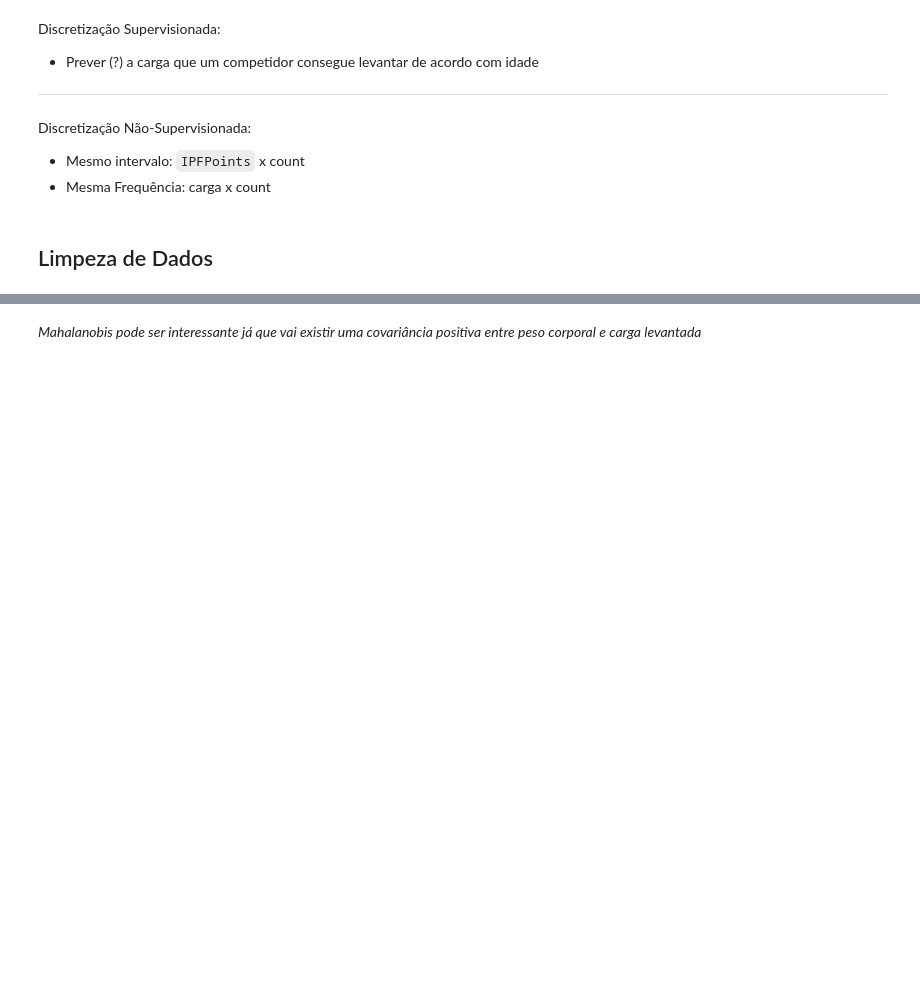
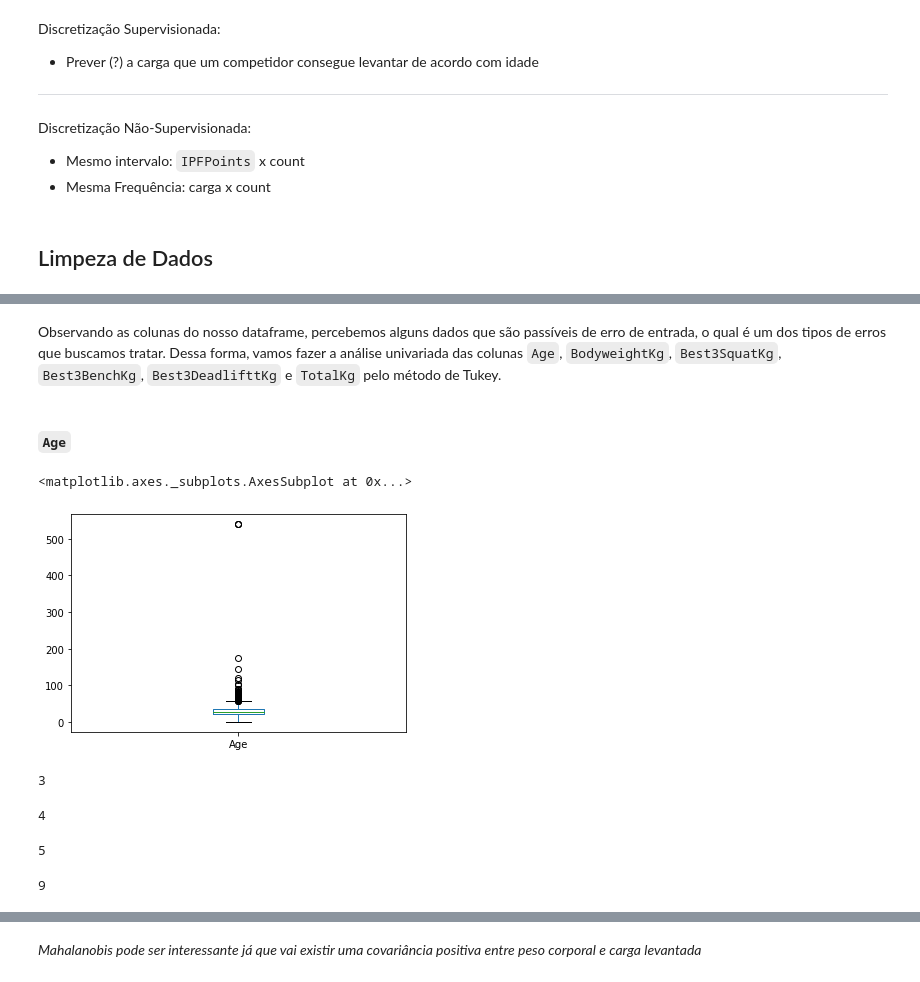
Before and after one commit to RafaelBNN/if697, a Jupyter notebook: ProjetoIF697.ipynb, the cells around one changed output, grey strips where cells are left out. Drawn from its saved outputs; the diff is of its cells as text; code cells hidden in the pictures; blank space fills up the shorter version.

```diff
--- a/ProjetoIF697.ipynb
+++ b/ProjetoIF697.ipynb
@@ -698,0 +731,26 @@ Discretização Não-Supervisionada:
+# %% [markdown]
+Observando as colunas do nosso dataframe, percebemos alguns dados que são passíveis de erro de entrada, o qual é um dos tipos de erros que buscamos tratar. Dessa forma, vamos fazer a análise univariada das colunas `Age`, `BodyweightKg`, `Best3SquatKg`, `Best3BenchKg`, `Best3DeadlifttKg` e `TotalKg` pelo método de Tukey.
+# %% [markdown]
+#### `Age`
+# %%
+#houses['price'].plot.box()
+df['Age'].plot.box()
+# %% [output]
+<matplotlib.axes._subplots.AxesSubplot at 0x...>
+[figure, added]
+# %%
+len(df[df['Age']>400])
+# %% [output]
+3
+# %%
+len(df[df['Age']>150])
+# %% [output]
+4
+# %%
+len(df[df['Age']>120])
+# %% [output]
+5
+# %%
+len(df[df['Age']>100])
+# %% [output]
+9
```
Also changed, not shown: parts of 18 cells of this notebook.
